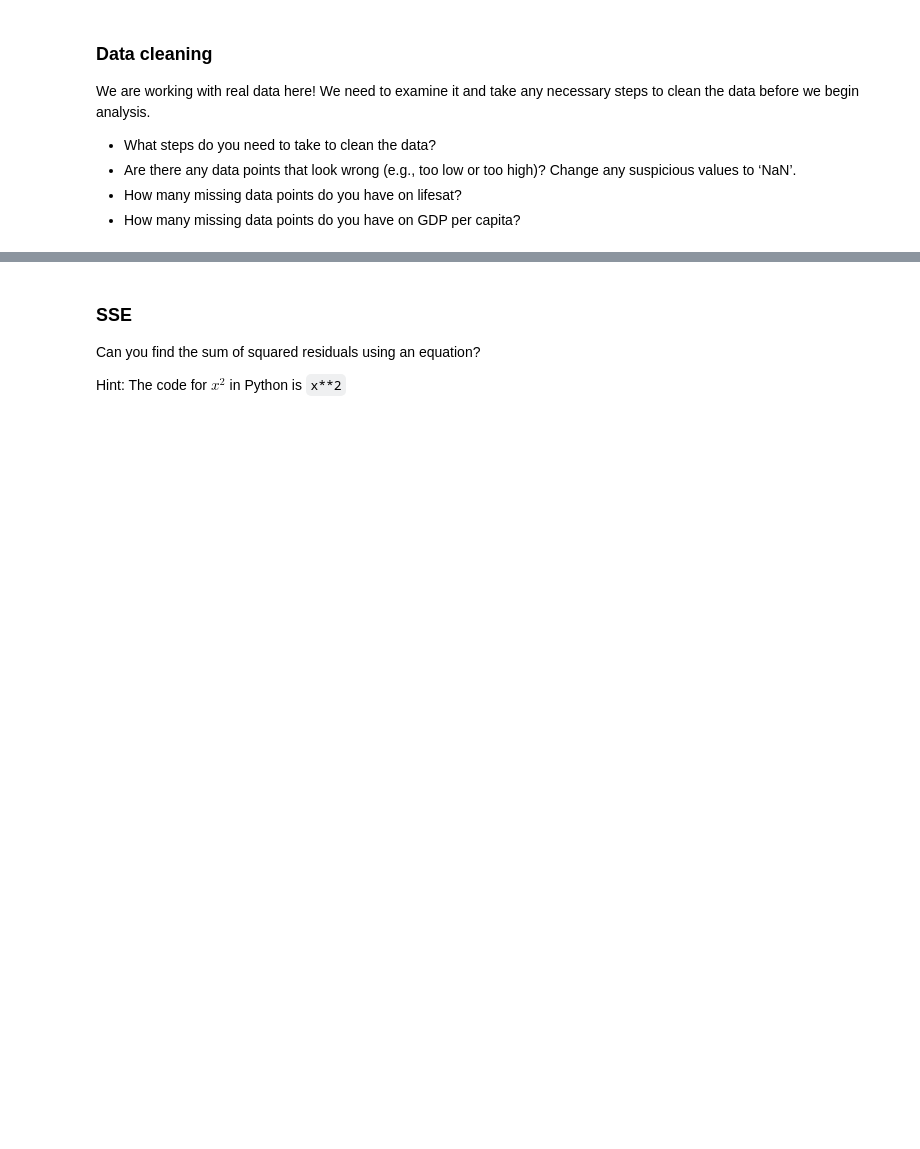
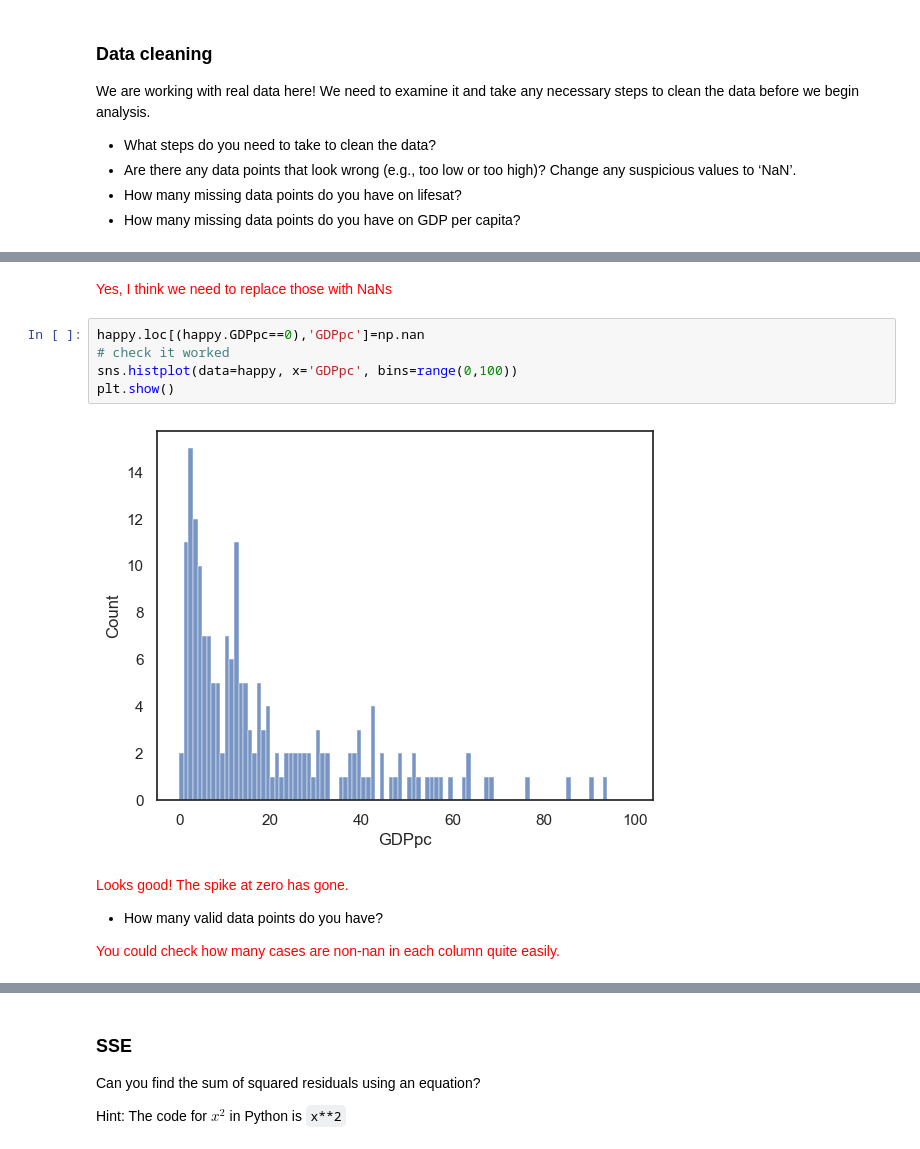
Before and after one commit to jillxoreilly/StatsCourseBook_2024, a Jupyter notebook: _build/jupyter_execute/Chapter10_Regression1/regression1_TutorialExercises_answers.ipynb, the cells around one changed output, grey strips where cells are left out. Saved outputs shown, nothing was run; the diff lists cells and outputs as text; blank space fills up the shorter version.

```diff
--- a/_build/jupyter_execute/Chapter10_Regression1/regression1_TutorialExercises_answers.ipynb
+++ b/_build/jupyter_execute/Chapter10_Regression1/regression1_TutorialExercises_answers.ipynb
@@ -69,0 +78,15 @@ sns.histplot(data=happy, x='GDPpc', bins=range(0,100))
+# %% [markdown]
+<font color=red>Yes, I think we need to replace those with NaNs</font>
+# %%
+happy.loc[(happy.GDPpc==0),'GDPpc']=np.nan
+# check it worked
+sns.histplot(data=happy, x='GDPpc', bins=range(0,100))
+plt.show()
+# %% [output]
+[figure, added]
+# %% [markdown]
+<font color=red>Looks good! The spike at zero has gone.</font>
+
+* How many valid data points do you have?
+
+<font color=red>You could check how many cases are non-nan in each column quite easily.</font>
```
Also changed, not shown: parts of 32 cells of this notebook, 46 other files.
